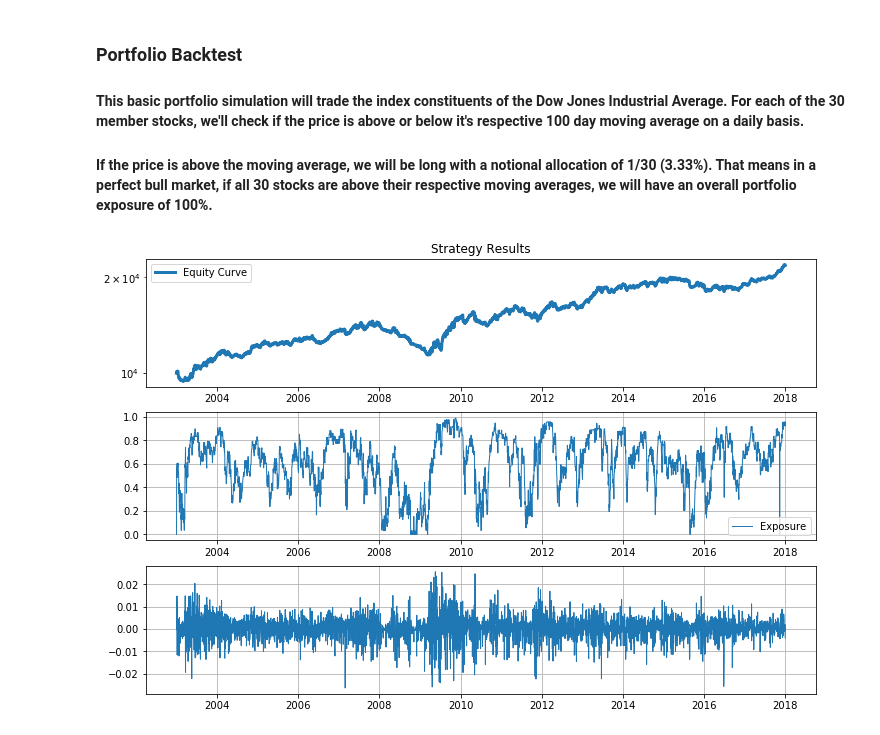
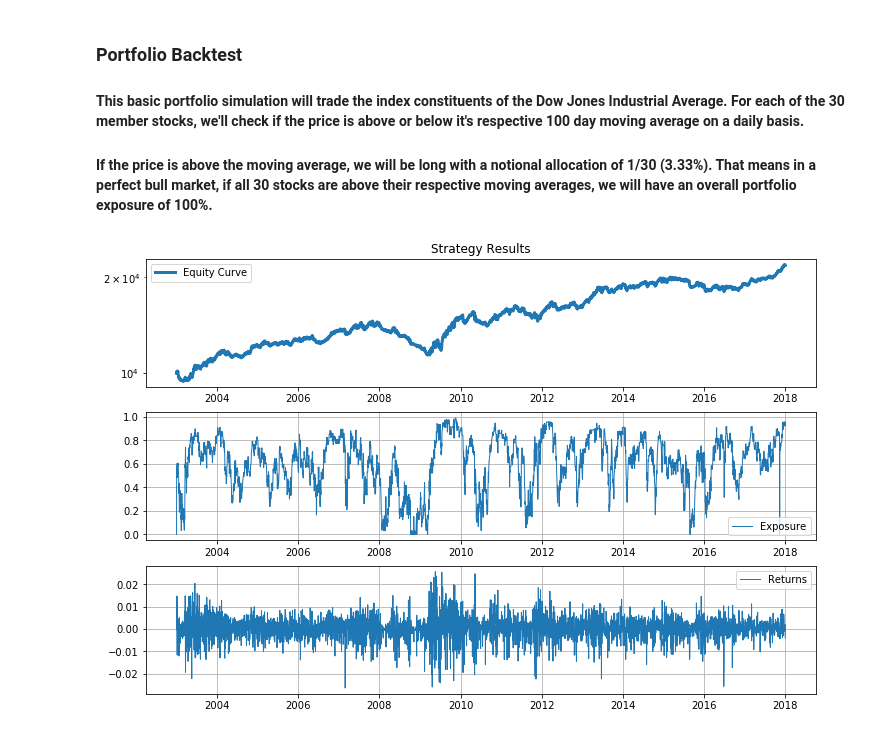
Before and after one commit to lhon001/quant, a Jupyter notebook: buyapple-tutorial/Portfolio Backtest.ipynb, the cells around one changed output. Cells and saved outputs as stored; diff of their text form; code cells hidden in the pictures.

```diff
--- a/buyapple-tutorial/Portfolio Backtest.ipynb
+++ b/buyapple-tutorial/Portfolio Backtest.ipynb
@@ -17,7 +17,7 @@ def initialize(context):
     dji = ["AAPL", "AXP", "BA", "CAT", "CSCO", "CVX", "DIS", "DWDP",
           "GS", "HD", "IBM", "INTC", "JNJ", "JPM", "KO", "MCD", "MMM",
           "MRK", "MSFT", "NKE", "PFE", "PG", "TRV", "UNH", "UTX", "V",
-          "VZ", "WBA", "WMT", "XOM",]
+          "VZ", "WBA", "WMT", "XOM"]
 
     # Make a list of symbols from the list of tickers
     context.dji_symbols = [symbol(s) for s in dji]
@@ -59,31 +59,32 @@ def analyze(context, perf):
     ax.legend()
     ax.grid(False)
 
     # Second subplot
     ax = fig.add_subplot(312)
     ax.plot(perf['gross_leverage'], label='Exposure', linestyle='-', linewidth=1.0)
     ax.legend()
     ax.grid(True)
 
     # Third subplot
     ax = fig.add_subplot(313)
     ax.plot(perf['returns'], label='Returns', linestyle='-', linewidth=1.0)
+    ax.legend()
     ax.grid(True)
 
 # Set start and end date
 start = datetime(2003, 1, 1, tzinfo=pytz.UTC)
 end = datetime(2017, 12, 31, tzinfo=pytz.UTC)
 
 # Fire off the backtest
 results = run_algorithm(
     start=start,
     end=end,
     initialize=initialize,
     analyze=analyze,
     handle_data=handle_data,
     capital_base=10000,
     data_frequency='daily',
     bundle='quandl'
 )
 # %% [output]
-[figure, old version]
+[figure, new version]
```
Also changed, not shown: 2 other files.
